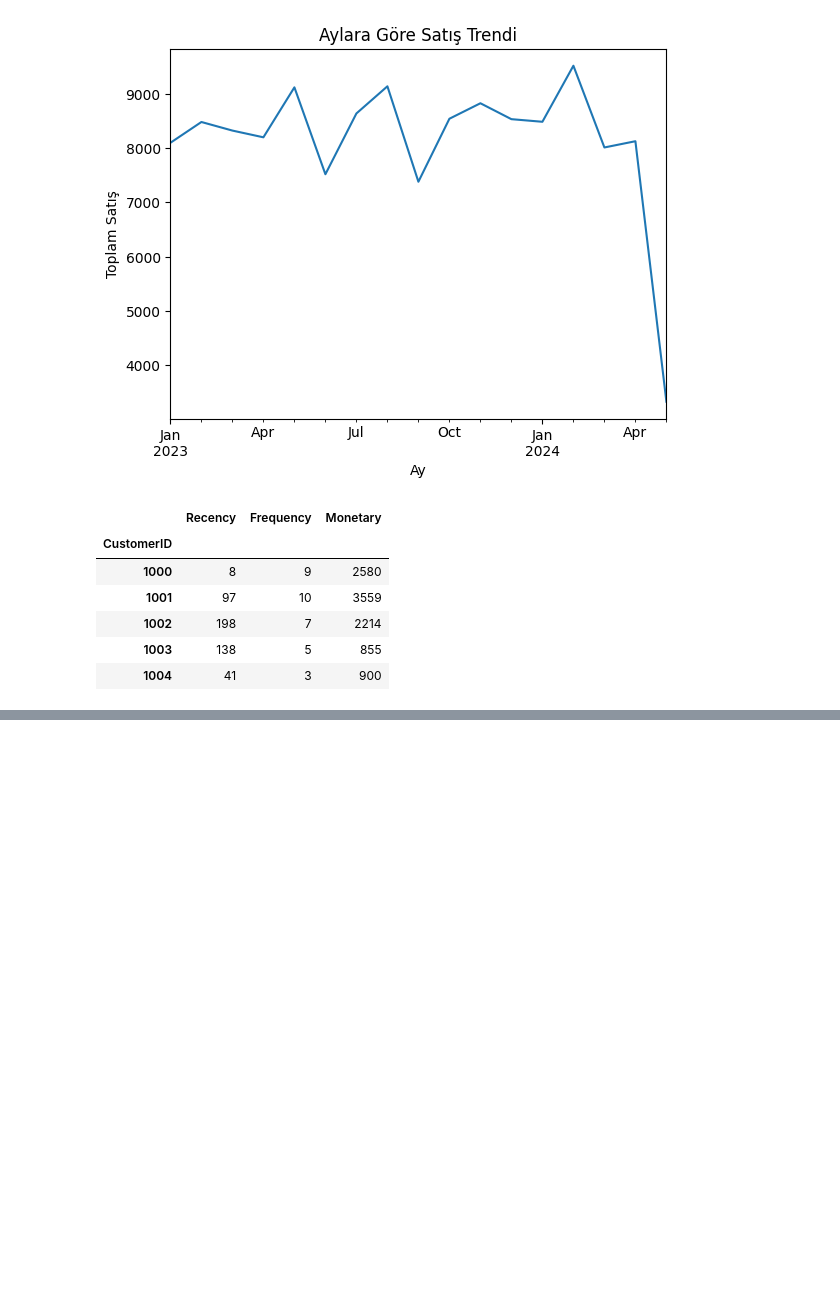
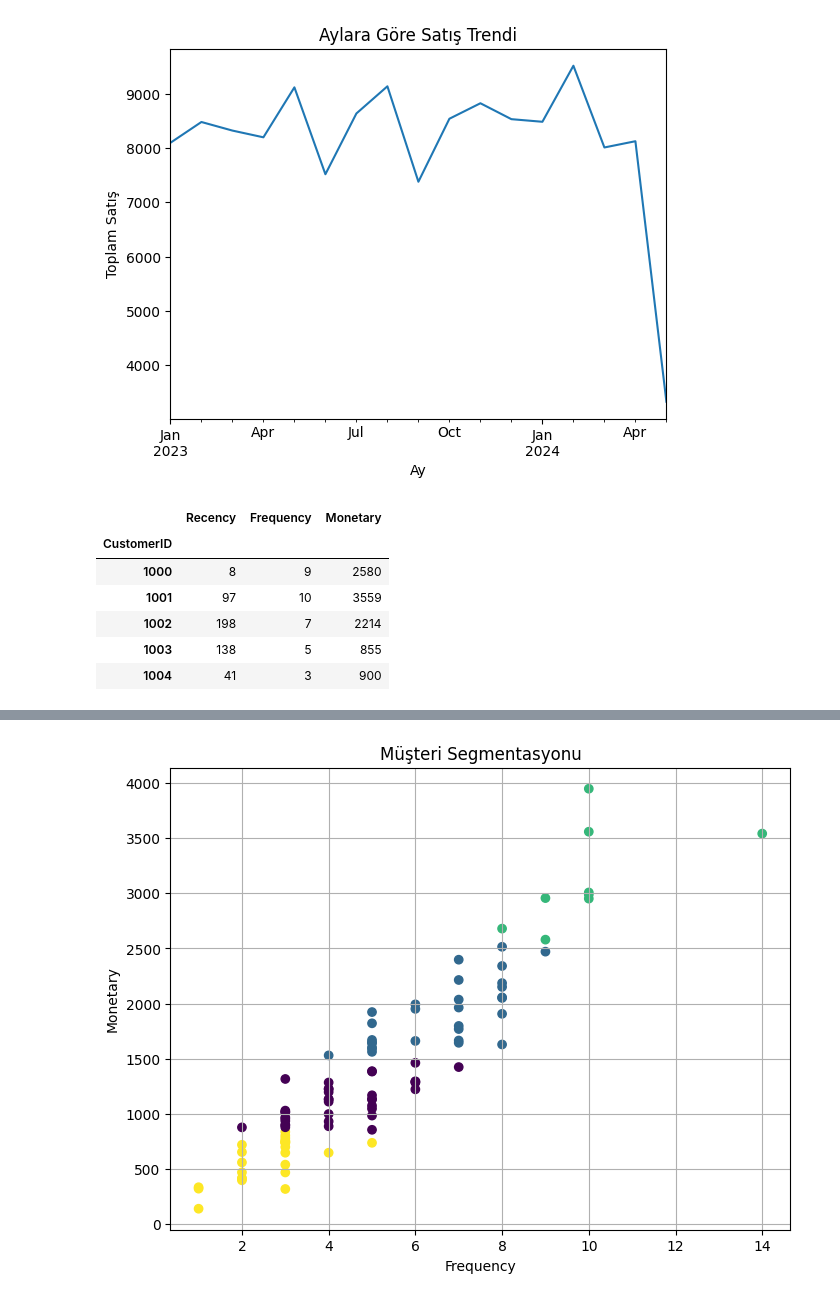
Before and after one commit to Seymanurkk/BI-Analytics-Portfolio, a Jupyter notebook: BI-Analytics-Portfolio/notebooks/business_analysis.ipynb, the cells around one changed output, grey strips where cells are left out. Saved outputs shown, nothing was run; the diff lists cells and outputs as text; code cells hidden in the pictures; blank space fills up the shorter version.

Commit message:
Completed customer segmentation and churn prediction

```diff
--- a/BI-Analytics-Portfolio/notebooks/business_analysis.ipynb
+++ b/BI-Analytics-Portfolio/notebooks/business_analysis.ipynb
@@ -118,3 +118,8 @@ from sklearn.preprocessing import StandardScaler
 # %%
 scaler = StandardScaler()
 rfm_scaled = scaler.fit_transform(rfm)
+# %%
+from sklearn.cluster import KMeans
+kmeans = KMeans(n_clusters=4, random_state=42)
+rfm["Cluster"] = kmeans.fit_predict(rfm-rfm_scaled)
+rfm.head()
@@ -120,0 +155,21 @@ rfm_scaled = scaler.fit_transform(rfm)
+# %%
+import matplotlib.pyplot as plt
+
+plt.figure(figsize=(8,6))
+
+plt.scatter(
+    rfm["Frequency"],
+    rfm["Monetary"],
+    c=rfm["Cluster"]
+
+)
+
+plt.xlabel("Frequency")
+plt.ylabel("Monetary")
+plt.title("Müşteri Segmentasyonu")
+
+plt.grid(True)
+
+plt.show()
+# %% [output]
+[figure, added]
```
Also changed, not shown: parts of 16 cells of this notebook.
